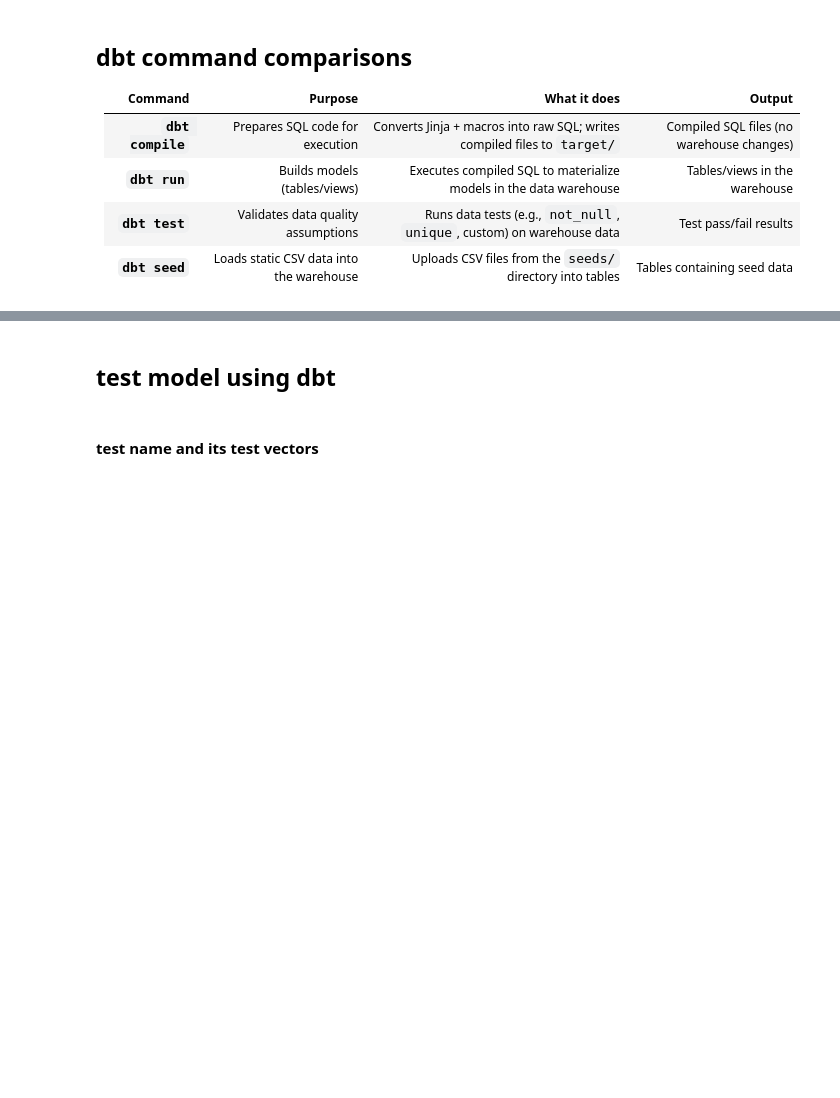
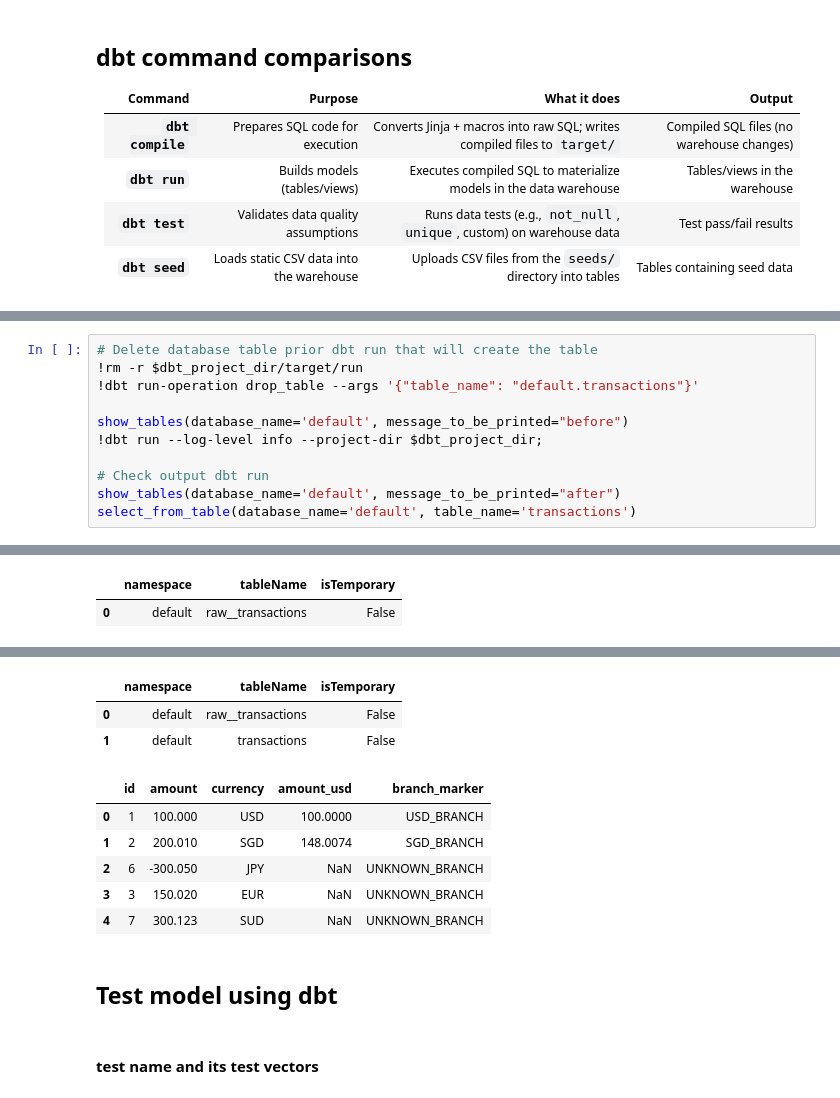
Before and after one commit to VincentChong123/dbt-spark-demo, a Jupyter notebook: demo/dbt-spark-demo.ipynb, the cells around one changed output, grey strips where cells are left out. Drawn from its saved outputs; the diff is of its cells as text; blank space fills up the shorter version.

Commit message:
test_all_columns_non_null

```diff
--- a/demo/dbt-spark-demo.ipynb
+++ b/demo/dbt-spark-demo.ipynb
@@ -449,0 +418,12 @@ after
+# %%
+# Delete database table prior dbt run that will create the table
+!rm -r $dbt_project_dir/target/run
+!dbt run-operation drop_table --args '{"table_name": "default.transactions"}'
+
+show_tables(database_name='default', message_to_be_printed="before")
+!dbt run --log-level info --project-dir $dbt_project_dir;
+
+# Check output dbt run
+show_tables(database_name='default', message_to_be_printed="after")
+select_from_table(database_name='default', table_name='transactions')
+# %% [output]
@@ -449,0 +434,2 @@ after
+|  | namespace | tableName | isTemporary |
+| 0 | default | raw__transactions | False |
@@ -450,4 +451,13 @@ after
+|  | namespace | tableName | isTemporary |
+| 0 | default | raw__transactions | False |
+| 1 | default | transactions | False |
+|  | id | amount | currency | amount_usd | branch_marker |
+| 0 | 1 | 100.000 | USD | 100.0000 | USD_BRANCH |
+| 1 | 2 | 200.010 | SGD | 148.0074 | SGD_BRANCH |
+| 2 | 6 | -300.050 | JPY | NaN | UNKNOWN_BRANCH |
+| 3 | 3 | 150.020 | EUR | NaN | UNKNOWN_BRANCH |
+| 4 | 7 | 300.123 | SUD | NaN | UNKNOWN_BRANCH |
 # %% [markdown]
-## test model using dbt
+## Test model using dbt
 # %% [markdown]
 #### test name and its test vectors
```
Also changed, not shown: parts of 42 cells of this notebook, 44 other files.
